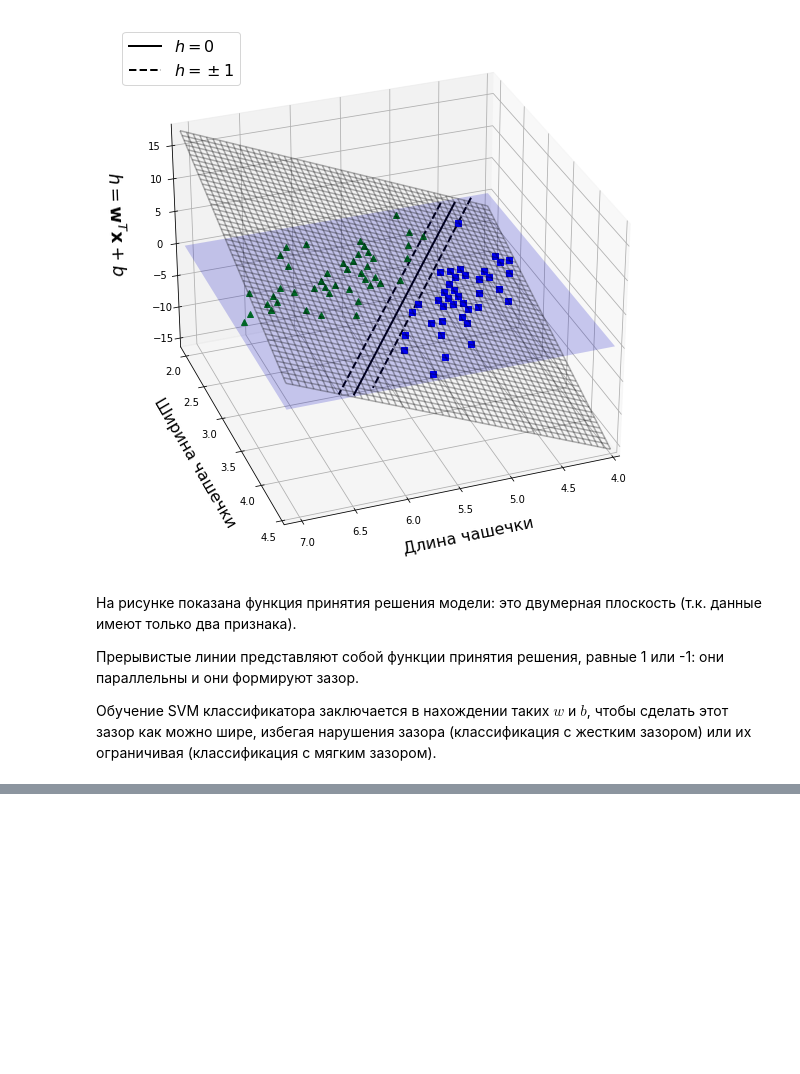
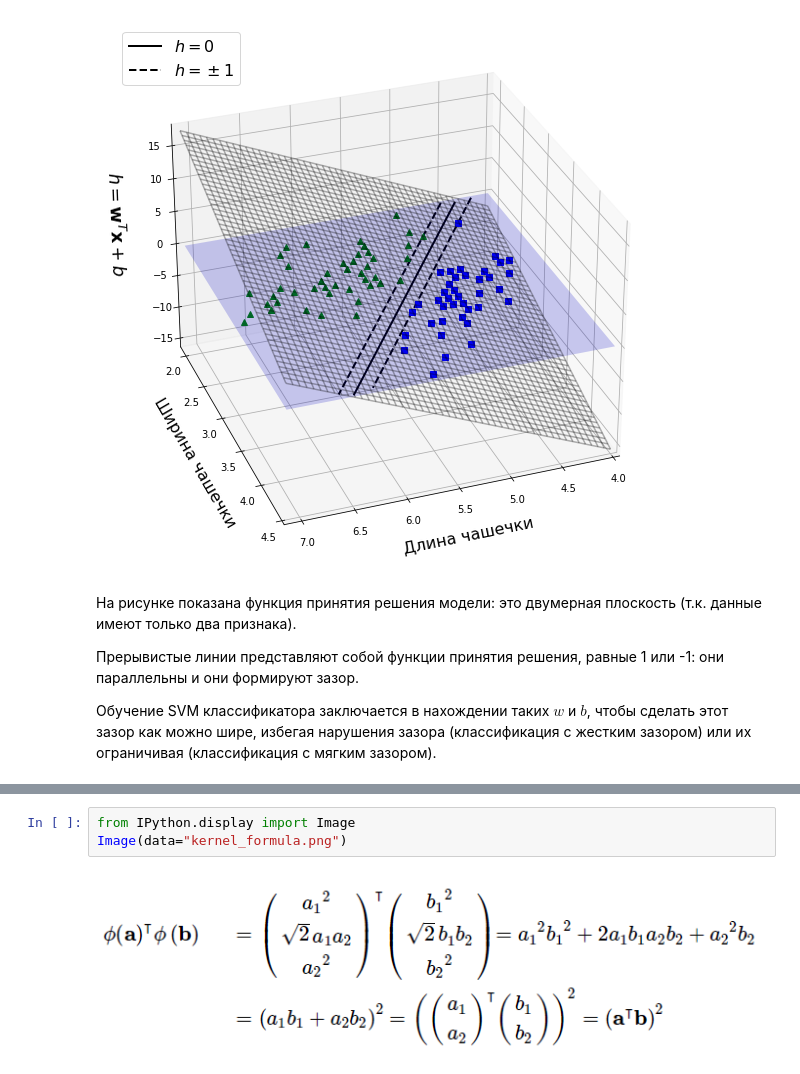
Before and after one commit to Lpshkn/Tutors, a Jupyter notebook: Practice/SVM/SVM.ipynb, the cells around one changed output, grey strips where cells are left out. Saved outputs shown, nothing was run; the diff lists cells and outputs as text; blank space fills up the shorter version.

```diff
--- a/Practice/SVM/SVM.ipynb
+++ b/Practice/SVM/SVM.ipynb
@@ -583,0 +662,5 @@ plt.show()
+# %%
+from IPython.display import Image
+Image(data="kernel_formula.png")
+# %% [output]
+[figure, added]
```
Also changed, not shown: parts of 13 cells of this notebook, 2 other files.
